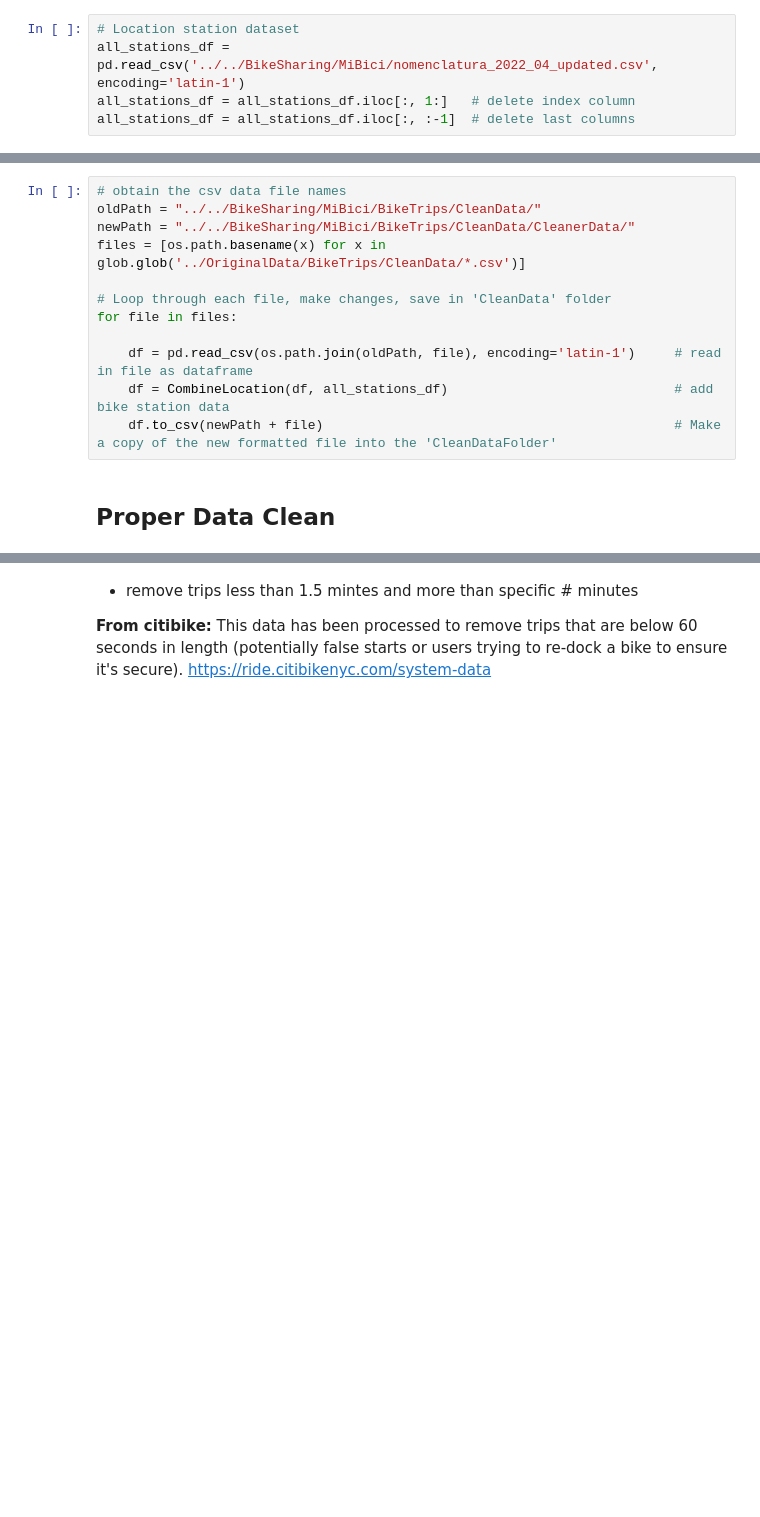
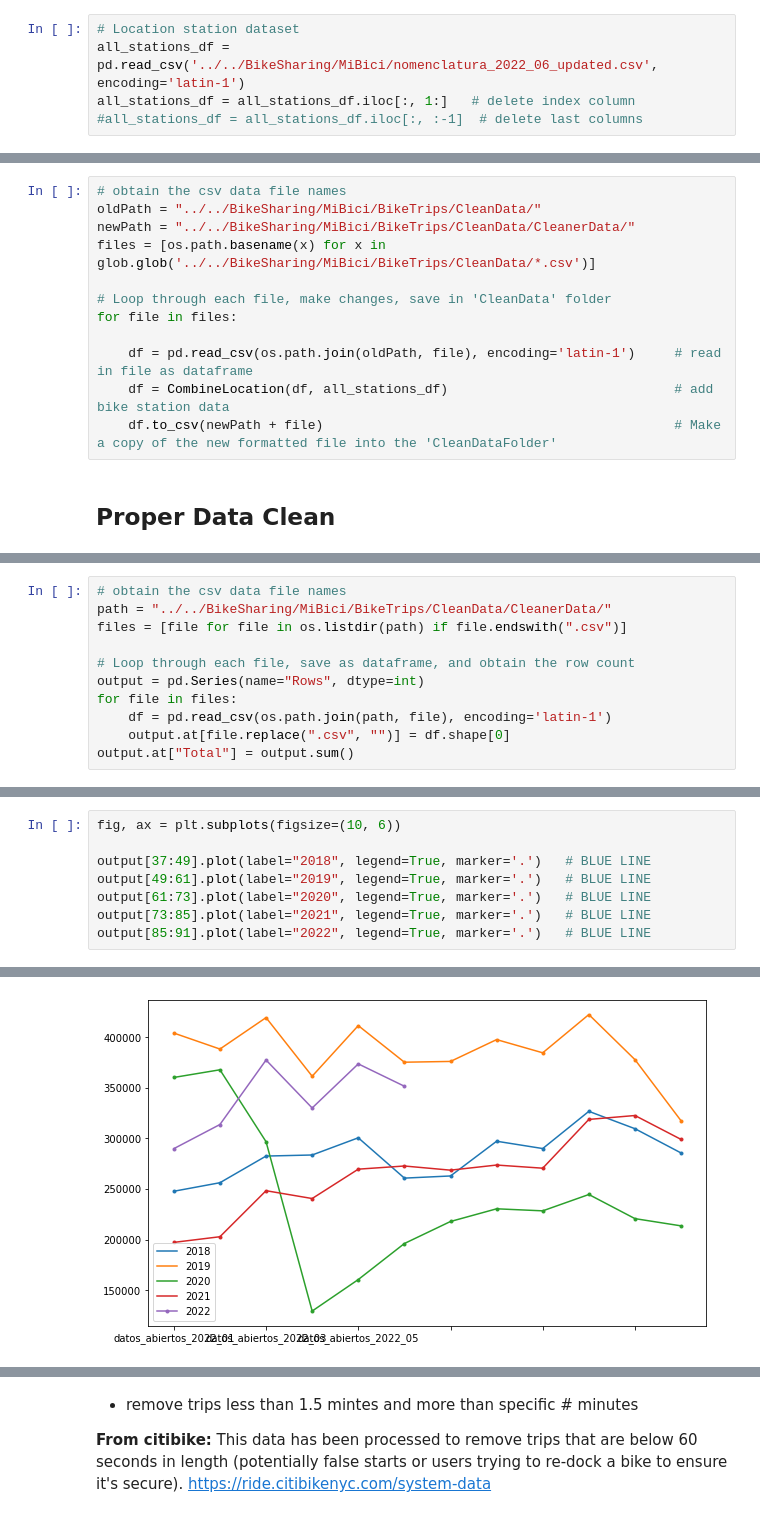
Before and after one commit to cliffordcele/MiBici, a Jupyter notebook: Code/MiBici_DataCleaning.ipynb, the cells around one changed output, grey strips where cells are left out. Saved outputs shown, nothing was run; the diff lists cells and outputs as text; blank space fills up the shorter version.

```diff
--- a/Code/MiBici_DataCleaning.ipynb
+++ b/Code/MiBici_DataCleaning.ipynb
@@ -294,9 +389,9 @@ all_stations_df.to_csv('../../BikeSharing/MiBici/nomenclatura_2022_04_updated.cs
 Read in new bike station dataset
 # %%
 # Location station dataset
-all_stations_df = pd.read_csv('../../BikeSharing/MiBici/nomenclatura_2022_04_updated.csv', encoding='latin-1')
+all_stations_df = pd.read_csv('../../BikeSharing/MiBici/nomenclatura_2022_06_updated.csv', encoding='latin-1')
 all_stations_df = all_stations_df.iloc[:, 1:]   # delete index column
-all_stations_df = all_stations_df.iloc[:, :-1]  # delete last columns
+#all_stations_df = all_stations_df.iloc[:, :-1]  # delete last columns
 # %% [markdown]
 Loop through each station type (start/end) and merge location data to full dataset
 # %%
@@ -339,7 +434,7 @@ def CombineLocation(full_df, location_df):
 # obtain the csv data file names
 oldPath = "../../BikeSharing/MiBici/BikeTrips/CleanData/"
 newPath = "../../BikeSharing/MiBici/BikeTrips/CleanData/CleanerData/"
-files = [os.path.basename(x) for x in glob.glob('../OriginalData/BikeTrips/CleanData/*.csv')]
+files = [os.path.basename(x) for x in glob.glob('../../BikeSharing/MiBici/BikeTrips/CleanData/*.csv')]
 
 # Loop through each file, make changes, save in 'CleanData' folder
 for file in files:
@@ -351,0 +459,11 @@ for file in files:
+# %%
+# obtain the csv data file names
+path = "../../BikeSharing/MiBici/BikeTrips/CleanData/CleanerData/"
+files = [file for file in os.listdir(path) if file.endswith(".csv")]
+
+# Loop through each file, save as dataframe, and obtain the row count
+output = pd.Series(name="Rows", dtype=int)
+for file in files:
+    df = pd.read_csv(os.path.join(path, file), encoding='latin-1')
+    output.at[file.replace(".csv", "")] = df.shape[0]
+output.at["Total"] = output.sum()
@@ -351,0 +482,9 @@ for file in files:
+# %%
+fig, ax = plt.subplots(figsize=(10, 6))
+
+output[37:49].plot(label="2018", legend=True, marker='.')   # BLUE LINE
+output[49:61].plot(label="2019", legend=True, marker='.')   # BLUE LINE
+output[61:73].plot(label="2020", legend=True, marker='.')   # BLUE LINE
+output[73:85].plot(label="2021", legend=True, marker='.')   # BLUE LINE
+output[85:91].plot(label="2022", legend=True, marker='.')   # BLUE LINE
+# %% [output]
@@ -351,0 +492 @@ for file in files:
+[figure, added]
```
Also changed, not shown: parts of 46 cells of this notebook, 2 other files.
